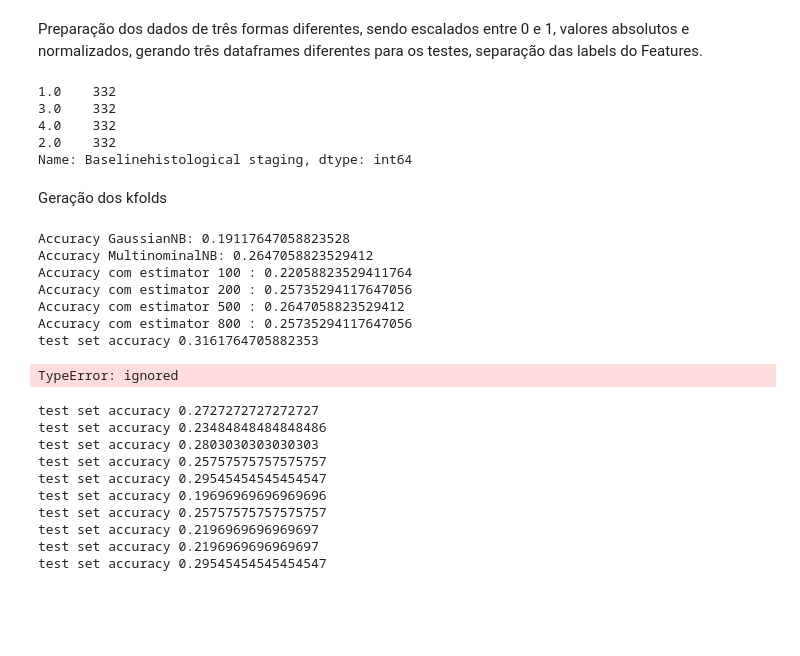
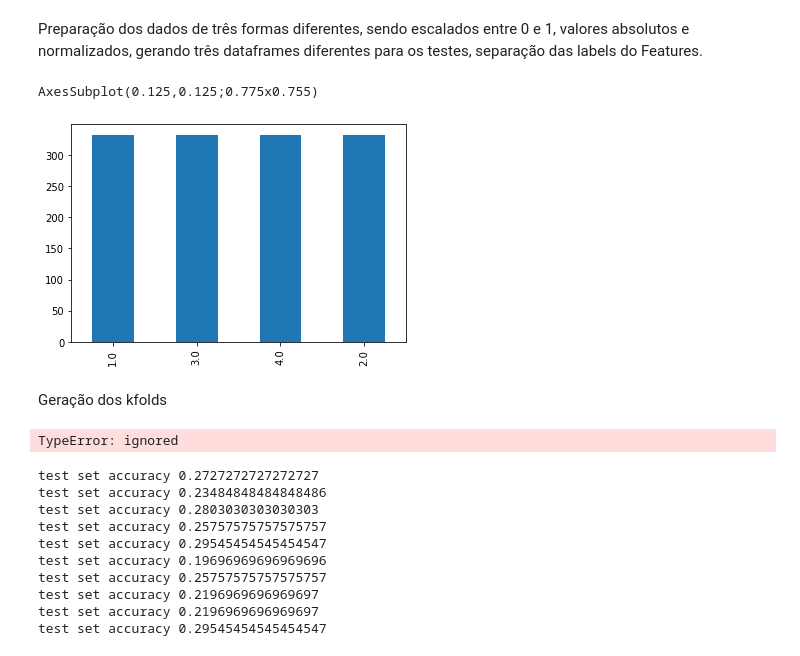
Before and after one commit to rtsouza26/Projeto_IA, a Jupyter notebook: Projeto_IA .ipynb, the cells around one changed output. Saved outputs shown, nothing was run; the diff lists cells and outputs as text; code cells hidden in the pictures; blank space fills up the shorter version.

```diff
--- a/Projeto_IA .ipynb
+++ b/Projeto_IA .ipynb
@@ -90,35 +100,32 @@ Preparação dos dados de três formas diferentes, sendo escalados entre 0 e 1,
 # %%
 from sklearn import preprocessing
 dfclass = pd.Series(dfAmostra['Baselinehistological staging'])
 dfsclass = pd.DataFrame(dfAmostra.iloc[:,0:28])
 
 columns = dfsclass.columns
-ax = dfclass.value_counts()
+ax = dfclass.value_counts().plot.bar()
 print(ax)
 
 repcolumns = list()
 for index, column in enumerate(columns):
   column = column.replace(" ","")
   repcolumns.append(column)
 x = dfsclass.values
 x_scale = preprocessing.scale(dfsclass)
 x_normal = preprocessing.normalize(dfsclass, norm='l1')
 min_max_scaler = preprocessing.MinMaxScaler()
 max_abs_scaler = preprocessing.MaxAbsScaler()
 x_scaled = min_max_scaler.fit_transform(dfsclass)
 x_abs = max_abs_scaler.fit_transform(dfsclass)
 
 
 dfnorm = pd.DataFrame(x_normal, columns = repcolumns)
 df_abs = pd.DataFrame(x_abs, columns = repcolumns)
 df_scale = pd.DataFrame(x_scaled, columns = repcolumns)
 
-dfL = [dfnorm,df_abs,df_scale]
+dfL = {'Normalizado': dfnorm,'Valor_Absoluto': df_abs,'Escalado': df_scale}
 # %% [output]
-1.0    332
-3.0    332
-4.0    332
-2.0    332
-Name: Baselinehistological staging, dtype: int64
+AxesSubplot(0.125,0.125;0.775x0.755)
+[figure, added]
 # %% [markdown]
 Geração dos kfolds
@@ -125,4 +161,5 @@ Geração dos kfolds
 # %%
+#from sklearn.model_selection import StratifiedKFold
 from sklearn.model_selection import StratifiedKFold
 from sklearn.naive_bayes import MultinomialNB
 from sklearn.naive_bayes import GaussianNB
@@ -133,38 +170,52 @@ from rlscore.measure import ova_accuracy
 from rlscore.utilities.multiclass import to_one_vs_all
 from sklearn import metrics
 
-skf = StratifiedKFold(n_splits=10)
-kf = KFold(n_splits = 10, shuffle = True, random_state = 2)
+from sklearn.model_selection import cross_val_score
+
+skf = StratifiedKFold(n_splits=10,shuffle=True)
+
 X_index = dfnorm.index
 Y_index = dfclass.index
+Resultados = list()
+Resultado_Gau = list()
 estimators =[100,200,500,800]
 neighbors = [1,3,5,10]
+
 for dl in dfL:
-  for Features, Labels in skf.split(dl,dfclass):
-    X_train, X_test = dl.iloc[Features], dl.iloc[Labels]
+
+  TesteNB(X_train,X_test,y_train,y_test,dfL,dl)
+'''for dl in dfL:
+  for Features, Labels in skf.split(dfL[dl],dfclass):
+    X_train, X_test = dfL[dl].iloc[Features], dfL[dl].iloc[Labels]
     y_train, y_test = dfclass.iloc[Features], dfclass.iloc[Labels]
 
     gnb = GaussianNB()
     gnb.fit(X_train, y_train)
     y_pred = gnb.predict(X_test)
-
-    print('Accuracy GaussianNB: {}'.format(metrics.accuracy_score(y_test, y_pred)))
+    acu = metrics.accuracy_score(y_test, y_pred)
+    print('Accuracy GaussianNB: {}'.format(acu))
 
     gnb = MultinomialNB()
-
     gnb.fit(X_train, y_train)
-
     y_pred = gnb.predict(X_test)
-
     print('Accuracy MultinominalNB: {}'.format(metrics.accuracy_score(y_test, y_pred)))
 
     for n in estimators:
-
       rf = RandomForestClassifier(n_estimators=n)
-
       rf.fit(X_train,y_train)
       predictions = rf.predict(X_test)
       print('Accuracy com estimator {} : {}'.format(n,metrics.accuracy_score(y_test, predictions)))
+
+
+    y_train = to_one_vs_all(y_train, False)
+    y_test = to_one_vs_all(y_test, False)
+    regparams = [2.**i for i in range(-15, 16)]
+    learner = LeaveOneOutRLS(X_train, y_train, regparams=regparams, measure=ova_accuracy)
+    P_test = learner.predict(X_test)
+
+    print("test set accuracy {}".format(ova_accuracy(y_test, P_test)) )
+
+
 
     y_train = to_one_vs_all(y_train, False)
     y_test = to_one_vs_all(y_test, False)
@@ -179,15 +230,9 @@ for dl in dfL:
       neigh = KNeighborsClassifier(n_neighbors=n)
       neigh.fit(X_train, y_train)
       y_predic = neigh.predict(X_test,y_test)
+  '''
 # %% [output]
-Accuracy GaussianNB: 0.19117647058823528
-Accuracy MultinominalNB: 0.2647058823529412
-Accuracy com estimator 100 : 0.22058823529411764
-Accuracy com estimator 200 : 0.25735294117647056
-Accuracy com estimator 500 : 0.2647058823529412
-Accuracy com estimator 800 : 0.25735294117647056
-test set accuracy 0.3161764705882353
+TypeError: ignored
-TypeError: ignored
 # %%
 from rlscore.learner import LeaveOneOutRLS
 from rlscore.measure import ova_accuracy
```
Also changed, not shown: parts of 5 cells of this notebook.
